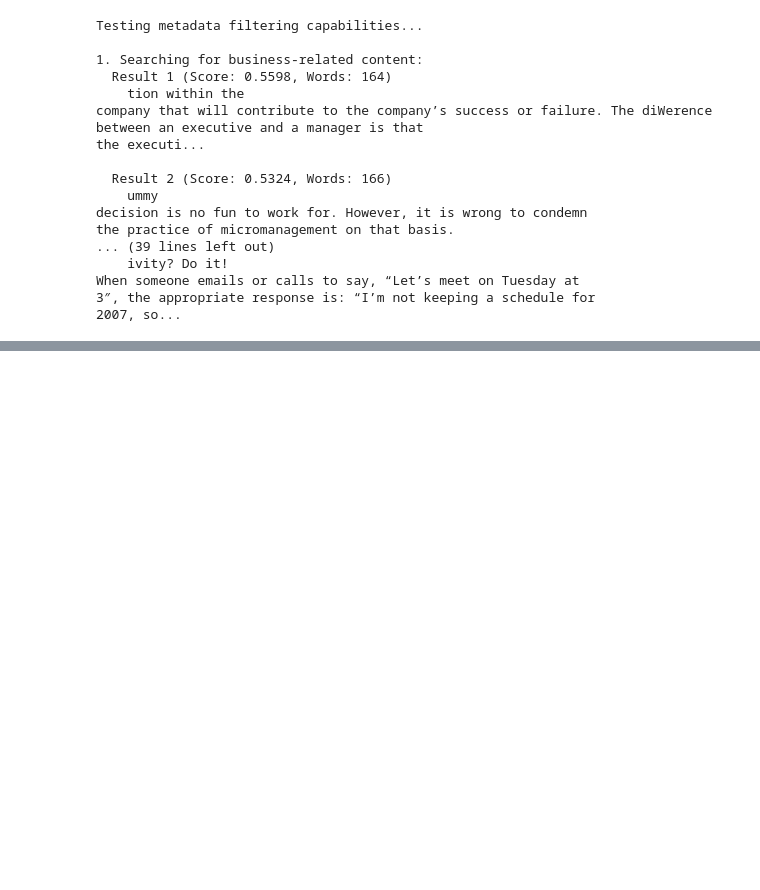
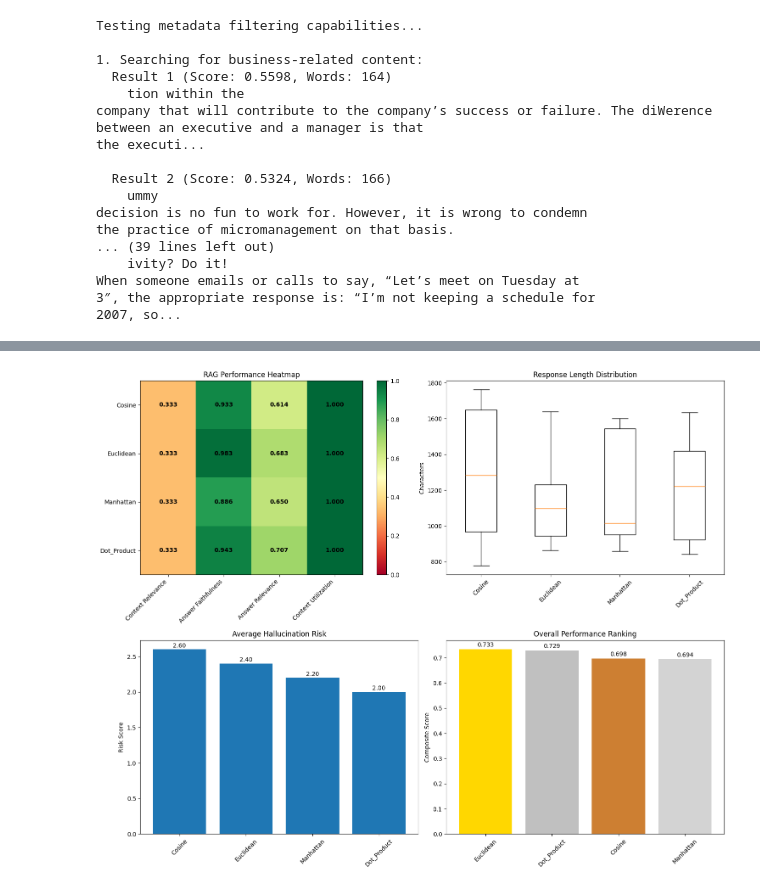
Before and after one commit to okahwaji-tech/AIE7, a Jupyter notebook: 02_Embeddings_and_RAG/Pythonic_RAG_Assignment.ipynb, the cells around one changed output, grey strips where cells are left out. Saved outputs shown, nothing was run; the diff lists cells and outputs as text; code cells hidden in the pictures; blank space fills up the shorter version.

```diff
--- a/02_Embeddings_and_RAG/Pythonic_RAG_Assignment.ipynb
+++ b/02_Embeddings_and_RAG/Pythonic_RAG_Assignment.ipynb
@@ -1209,0 +1327,86 @@ This section presents a detailed analysis of the performance characteristics of
+# %%
+# Create detailed performance visualization
+import matplotlib.pyplot as plt
+import numpy as np
+
+# Create comprehensive performance heatmap
+fig, ((ax1, ax2), (ax3, ax4)) = plt.subplots(2, 2, figsize=(15, 12))
+
+# 1. Performance metrics heatmap
+metrics_matrix = []
+metric_names = []
+eval_metric_names = ['Context Relevance', 'Answer Faithfulness', 'Answer Relevance', 'Context Utilization']
+
+for metric_name in ['cosine', 'euclidean', 'manhattan', 'dot_product']:
+    metric_data = df_comprehensive[df_comprehensive['metric'] == metric_name]
+    row = [
+        metric_data['context_relevance'].mean(),
+        metric_data['answer_faithfulness'].mean(),
+        metric_data['answer_relevance'].mean(),
+        metric_data['context_utilization'].mean()
+    ]
+    metrics_matrix.append(row)
+    metric_names.append(metric_name.title())
+
+im1 = ax1.imshow(metrics_matrix, cmap='RdYlGn', aspect='auto', vmin=0, vmax=1)
+ax1.set_xticks(range(len(eval_metric_names)))
+ax1.set_xticklabels(eval_metric_names, rotation=45, ha='right')
+ax1.set_yticks(range(len(metric_names)))
+ax1.set_yticklabels(metric_names)
+ax1.set_title('RAG Performance Heatmap')
+
+# Add text annotations
+for i in range(len(metric_names)):
+    for j in range(len(eval_metric_names)):
+        text = ax1.text(j, i, f'{metrics_matrix[i][j]:.3f}',
+                       ha='center', va='center', color='black', fontweight='bold')
+
+plt.colorbar(im1, ax=ax1)
+
+# 2. Response length comparison
+response_lengths = []
+for metric_name in ['cosine', 'euclidean', 'manhattan', 'dot_product']:
+    metric_data = df_comprehensive[df_comprehensive['metric'] == metric_name]
+    response_lengths.append(metric_data['response_length'].values)
+
+ax2.boxplot(response_lengths, labels=[m.title() for m in ['cosine', 'euclidean', 'manhattan', 'dot_product']])
+ax2.set_title('Response Length Distribution')
+ax2.set_ylabel('Characters')
+ax2.tick_params(axis='x', rotation=45)
+
+# 3. Hallucination risk comparison
+hallucination_risks = []
+for metric_name in ['cosine', 'euclidean', 'manhattan', 'dot_product']:
+    metric_data = df_comprehensive[df_comprehensive['metric'] == metric_name]
+    hallucination_risks.append(metric_data['hallucination_risk'].mean())
+
+bars = ax3.bar([m.title() for m in ['cosine', 'euclidean', 'manhattan', 'dot_product']],
+                hallucination_risks)
+ax3.set_title('Average Hallucination Risk')
+ax3.set_ylabel('Risk Score')
+ax3.tick_params(axis='x', rotation=45)
+
+# Add value labels on bars
+for bar, value in zip(bars, hallucination_risks):
+    ax3.text(bar.get_x() + bar.get_width()/2, bar.get_height() + 0.01,
+             f'{value:.2f}', ha='center', va='bottom')
+
+# 4. Composite score comparison
+composite_scores = [score for _, score in ranked_metrics]
+metric_labels = [metric.title() for metric, _ in ranked_metrics]
+
+bars = ax4.bar(metric_labels, composite_scores,
+                color=['gold', 'silver', '#CD7F32', 'lightgray'])
+ax4.set_title('Overall Performance Ranking')
+ax4.set_ylabel('Composite Score')
+ax4.tick_params(axis='x', rotation=45)
+
+# Add value labels on bars
+for bar, value in zip(bars, composite_scores):
+    ax4.text(bar.get_x() + bar.get_width()/2, bar.get_height() + 0.005,
+             f'{value:.3f}', ha='center', va='bottom')
+
+plt.tight_layout()
+plt.show()
+# %% [output]
+[figure, added]
```
Also changed, not shown: parts of 29 cells of this notebook, 4 other files.
